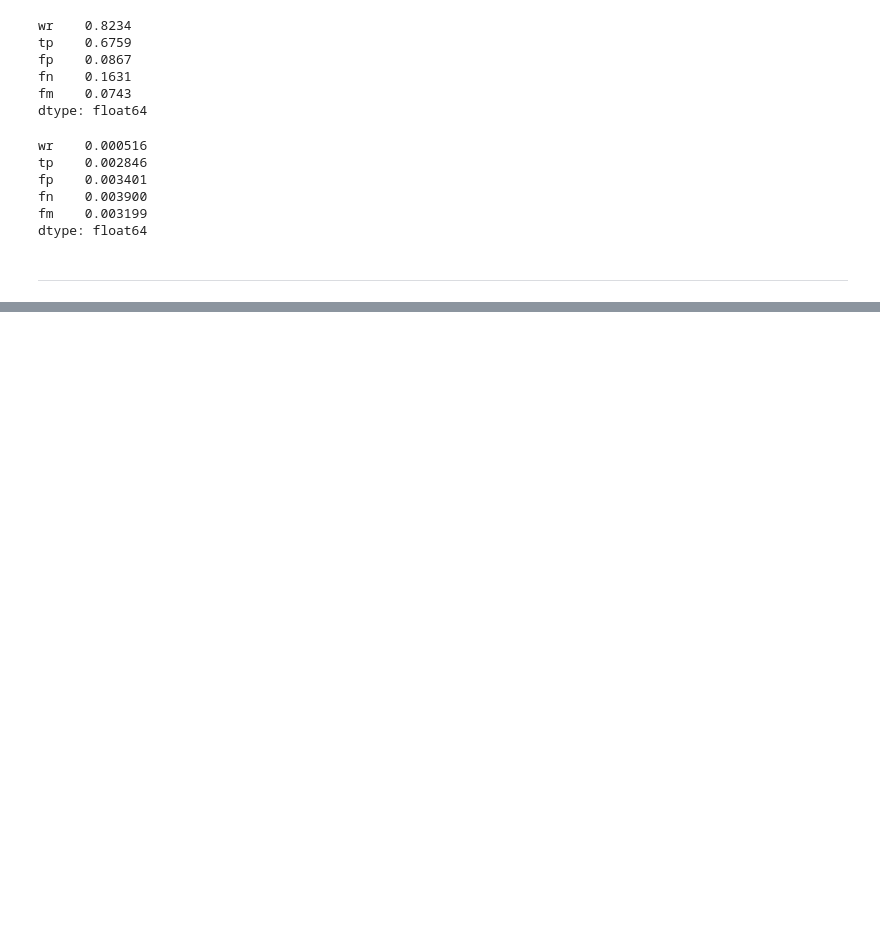
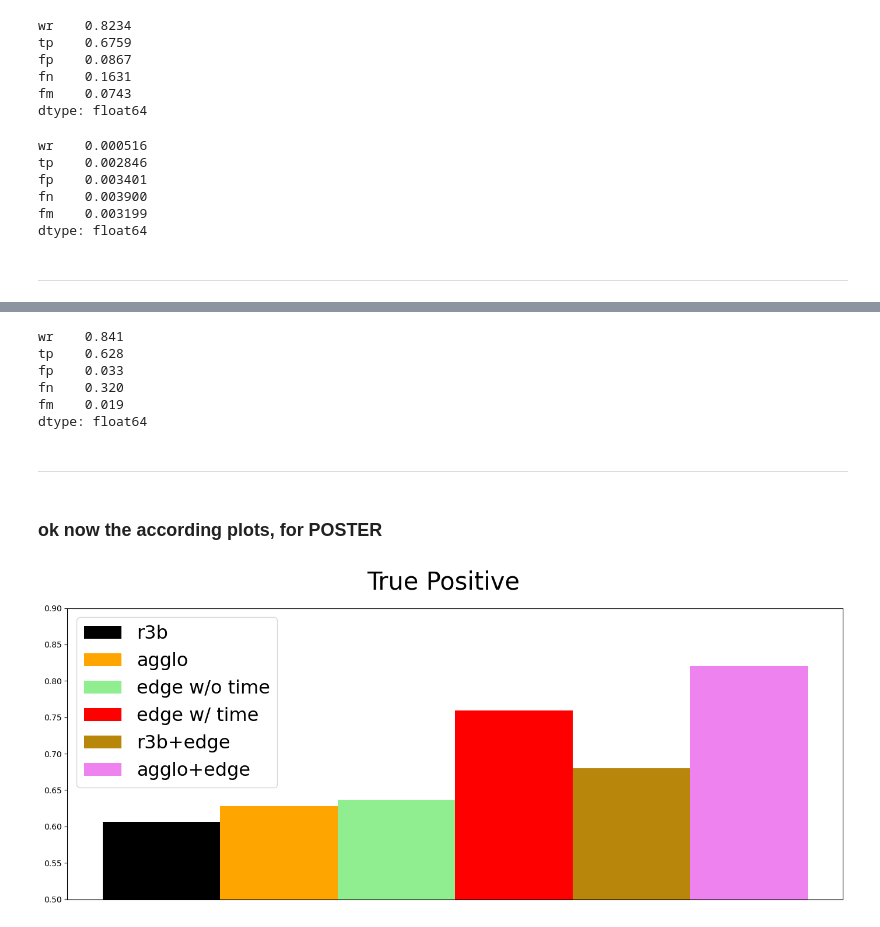
Before and after one commit to jenegger/odsl_califa_paper, a Jupyter notebook: mean_and_stdev_methods.ipynb, the cells around one changed output, grey strips where cells are left out. Saved outputs shown, nothing was run; the diff lists cells and outputs as text; code cells hidden in the pictures; blank space fills up the shorter version.

Commit message:
poster almost ready for odsl meeting, just to add physics program at r3b

```diff
--- a/mean_and_stdev_methods.ipynb
+++ b/mean_and_stdev_methods.ipynb
@@ -62,7 +65,7 @@ dtype: float64
 # %% [markdown]
 ### edge_with_time
 # %%
-edge_with_time = df.loc[df['model'] == "edge_no_time"]
+edge_with_time = df.loc[df['model'] == "edge_with_time"]
 edge_with_time = edge_with_time.drop(["model","mix_val"],axis=1)
 print(edge_with_time)
 # %% [output]
@@ -186,7 +178,0 @@ tp_r3b.std()
-# %%
-
-data = {
-  "calories": [420, 380, 390],
-  "duration": [50, 40, 45]
-}
-df = pd.DataFrame(data)
@@ -223,0 +181,4 @@ math.sqrt(50./3)
+# %%
+r3b = df.loc[df['model'] == "r3b"]
+r3b = r3b.drop(["model","mix_val"],axis=1)
+print(r3b)
@@ -223,0 +209,4 @@ math.sqrt(50./3)
+# %%
+agglo = df.loc[df['model'] == "agglo"]
+agglo = agglo.drop(["model","mix_val"],axis=1)
+print(agglo)
@@ -223,0 +225,47 @@ math.sqrt(50./3)
+# %%
+agglo.mean()
+# %% [output]
+wr    0.841
+tp    0.628
+fp    0.033
+fn    0.320
+fm    0.019
+dtype: float64
+# %% [markdown]
+---
+# %% [markdown]
+### ok now the according plots, for POSTER
+# %%
+fig, axs = plt.subplots(figsize=(14,6))
+# Number of groups
+num_groups = 1  # Since you only want to plot the first entry of each list
+my_colors = ["black","orange","lightgreen","red","darkgoldenrod","violet"]
+# X-axis positions for the bars
+x = np.arange(num_groups)  # Single group at position 0
+width = 0.2  # Width of the bars
+fig.tight_layout()
+axs.bar(x - 2*width, r3b["tp"], width, label='r3b',color=my_colors[0])
+axs.bar(x - width, agglo["tp"], width, label='agglo',color=my_colors[1])
+axs.bar(x, edge_no_time["tp"], width, label='edge w/o time',color=my_colors[2])
+axs.bar(x + width, edge_with_time["tp"], width, label='edge w/ time',color=my_colors[3])
+axs.bar(x + 2*width, r3b_edge["tp"], width, label='r3b+edge',color=my_colors[4])
+axs.bar(x + 3*width, agglo_edge["tp"], width, label='agglo+edge',color=my_colors[5])
+
+axs.set_ylim(0.5, 0.9)
+axs.xaxis.set_major_locator(ticker.NullLocator())
+#axs.bar(x + width, agg_ed1_2_1[i], width, label='agglo+egde ver1')
+#axs.bar(x + 2*width, agg_ed2_2_1[i], width, label='agglo+egde ver2')
+axs.legend(fontsize=23)
+#axs.grid()
+#for i in range (2,5):
+#    axs.set_ylim(0, 0.3)
+#axs[0].set_title("well_reco")
+#axs[1].set_title("true_positive")
+#axs[2].set_title("false_positive")
+#axs[3].set_title("false_negative")
+#axs[4].set_title("false mixed")
+fig.suptitle("True Positive",fontsize=30)
+fig.tight_layout()
+plt.savefig('tp_bar.png',dpi=300)
+# %% [output]
+[figure, added]
```
Also changed, not shown: parts of 24 cells of this notebook, 26 other files.
